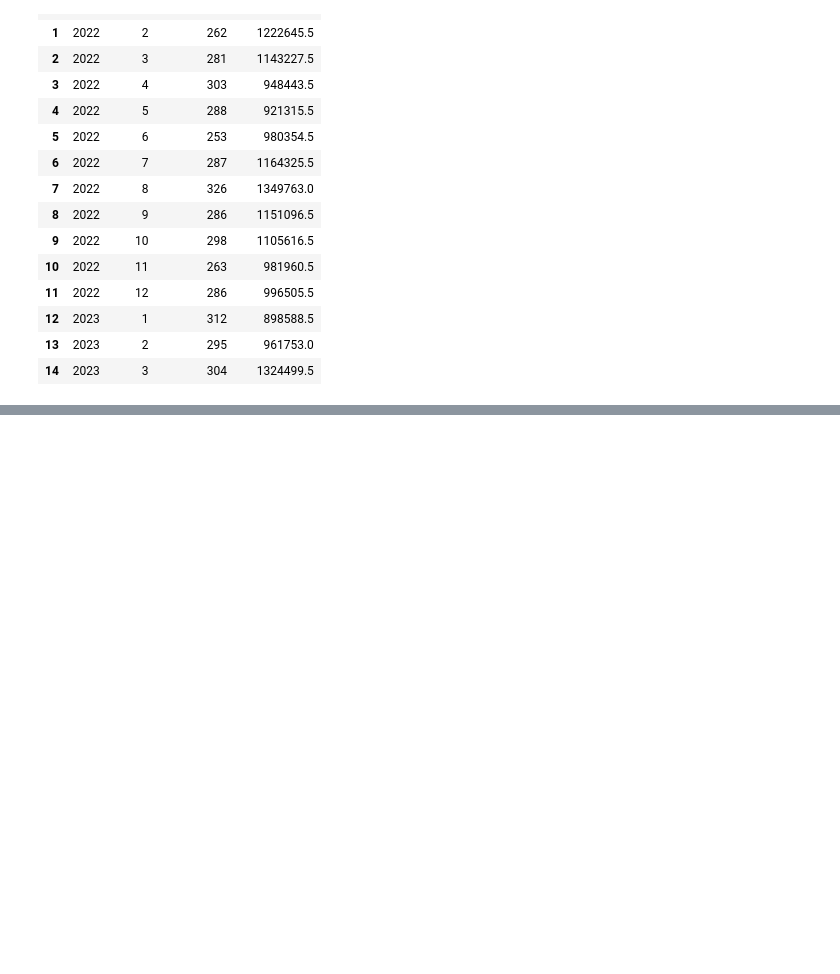
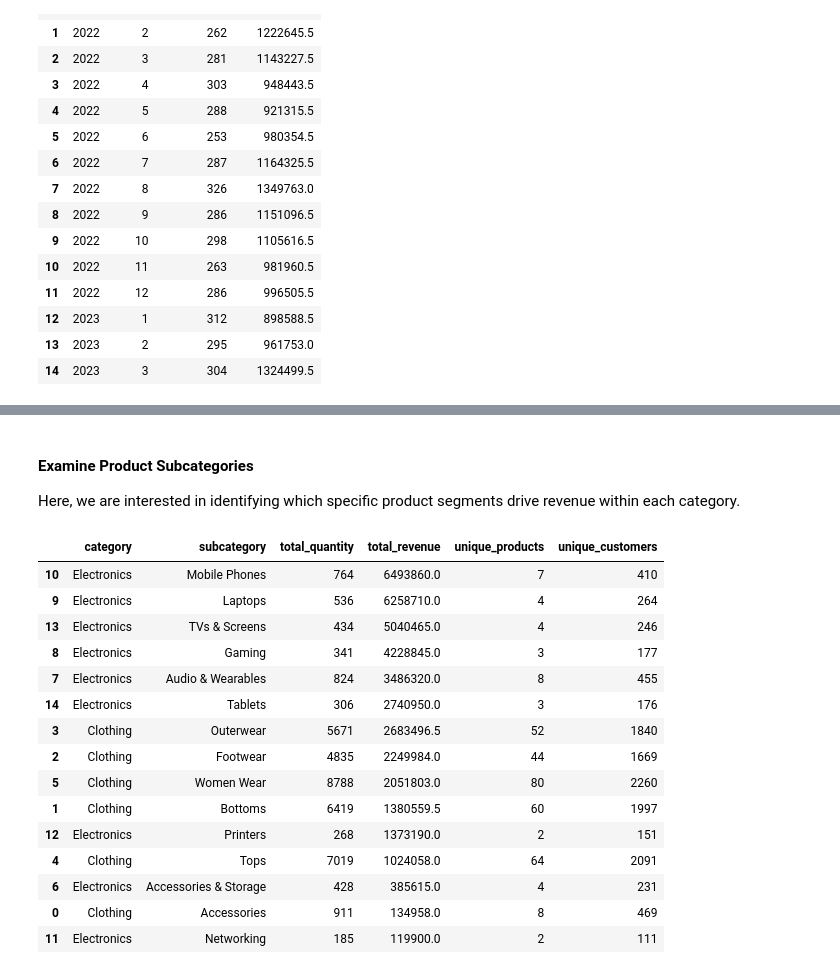
Before and after one commit to Vin-Okumu/lotus-group-customer-value-and-profitability, a Jupyter notebook: 03_Notebooks/03_exploratory_data_analysis.ipynb, the cells around one changed output, grey strips where cells are left out. Drawn from its saved outputs; the diff is of its cells as text; code cells hidden in the pictures; blank space fills up the shorter version.

```diff
--- a/03_Notebooks/03_exploratory_data_analysis.ipynb
+++ b/03_Notebooks/03_exploratory_data_analysis.ipynb
@@ -442,0 +610,23 @@ monthly_sales.head(15)
+# %%
+# Keep completed transactions only
+
+completed_transactions = transaction[
+    transaction["order_status"] == "Completed"
+].copy()
+
+# Analyse performance by product category
+
+category_performance = (
+    completed_transactions
+    .groupby("category")
+    .agg(
+        total_quantity=("quantity", "sum"),
+        total_revenue=("line_total_revenue", "sum"),
+        unique_products=("product_id", "nunique"),
+        unique_customers=("customer_id", "nunique")
+    )
+    .reset_index()
+    .sort_values("total_revenue", ascending=False)
+)
+
+category_performance
@@ -442,0 +665,36 @@ monthly_sales.head(15)
+# %% [markdown]
+#### Examine Product Subcategories
+
+Here, we are interested in identifying which specific product segments drive revenue within each category.
+# %%
+subcategory_performance = (
+    completed_transactions
+    .groupby(["category", "subcategory"])
+    .agg(
+        total_quantity=("quantity", "sum"),
+        total_revenue=("line_total_revenue", "sum"),
+        unique_products=("product_id", "nunique"),
+        unique_customers=("customer_id", "nunique")
+    )
+    .reset_index()
+    .sort_values("total_revenue", ascending=False)
+)
+
+subcategory_performance
+# %% [output]
+|  | category | subcategory | total_quantity | total_revenue | unique_products | unique_customers |
+| 10 | Electronics | Mobile Phones | 764 | 6493860.0 | 7 | 410 |
+| 9 | Electronics | Laptops | 536 | 6258710.0 | 4 | 264 |
+| 13 | Electronics | TVs & Screens | 434 | 5040465.0 | 4 | 246 |
+| 8 | Electronics | Gaming | 341 | 4228845.0 | 3 | 177 |
+| 7 | Electronics | Audio & Wearables | 824 | 3486320.0 | 8 | 455 |
+| 14 | Electronics | Tablets | 306 | 2740950.0 | 3 | 176 |
+| 3 | Clothing | Outerwear | 5671 | 2683496.5 | 52 | 1840 |
+| 2 | Clothing | Footwear | 4835 | 2249984.0 | 44 | 1669 |
+| 5 | Clothing | Women Wear | 8788 | 2051803.0 | 80 | 2260 |
+| 1 | Clothing | Bottoms | 6419 | 1380559.5 | 60 | 1997 |
+| 12 | Electronics | Printers | 268 | 1373190.0 | 2 | 151 |
+| 4 | Clothing | Tops | 7019 | 1024058.0 | 64 | 2091 |
+| 6 | Electronics | Accessories & Storage | 428 | 385615.0 | 4 | 231 |
+| 0 | Clothing | Accessories | 911 | 134958.0 | 8 | 469 |
+| 11 | Electronics | Networking | 185 | 119900.0 | 2 | 111 |
```
Also changed, not shown: parts of 13 cells of this notebook.
